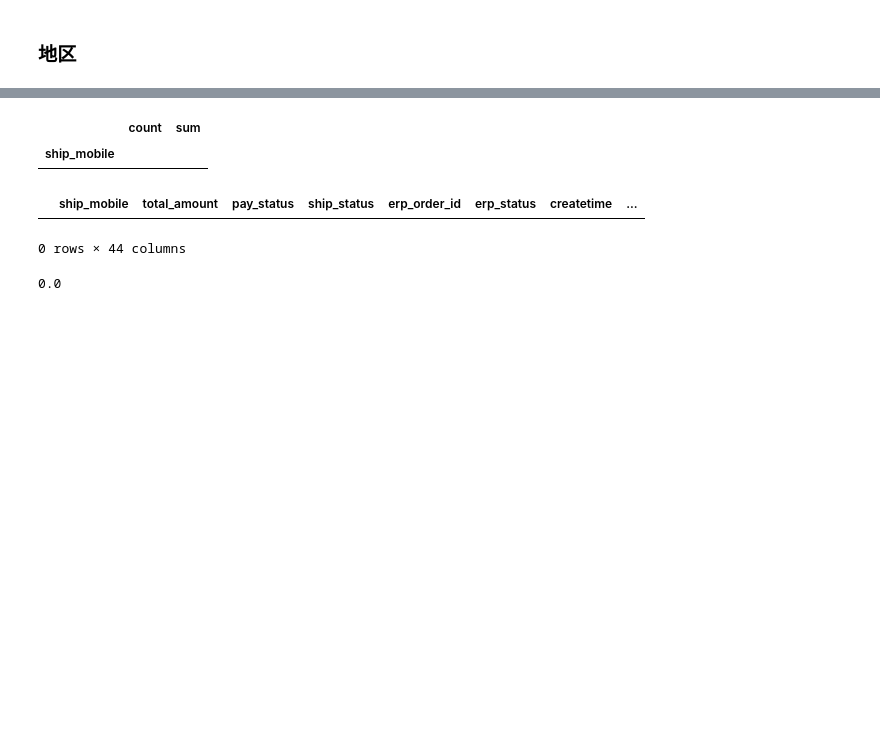
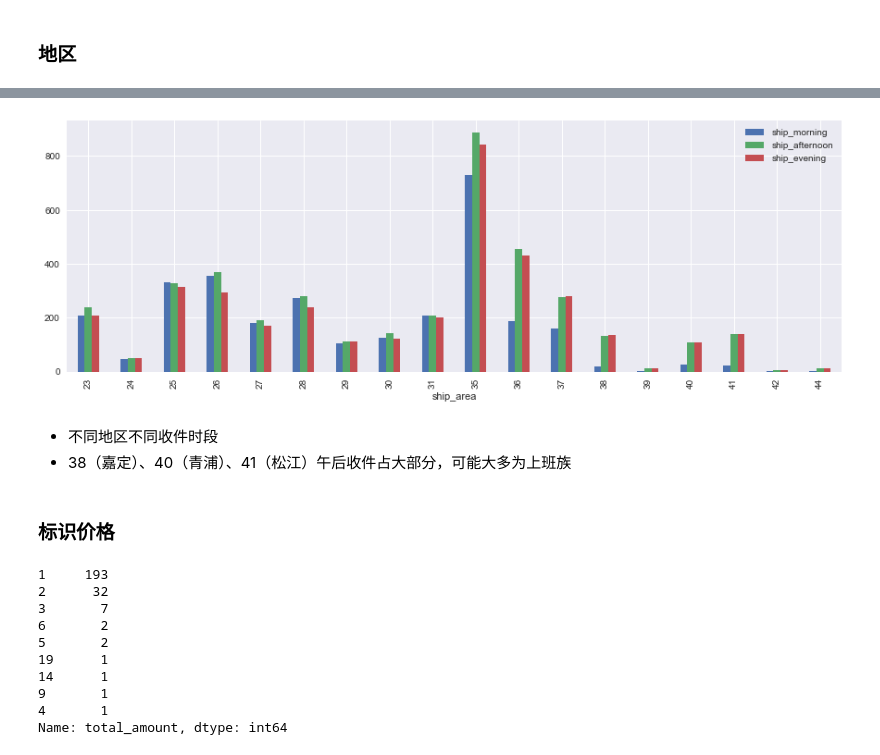
Before and after one commit to hugolu/learn-data-analysis, a Jupyter notebook: yimi/data-analysis.ipynb, the cells around one changed output, grey strips where cells are left out. Cells and saved outputs as stored; diff of their text form; code cells hidden in the pictures; blank space fills up the shorter version.

```diff
--- a/yimi/data-analysis.ipynb
+++ b/yimi/data-analysis.ipynb
@@ -414,18 +350,28 @@ df1.total_amount.hist(bins=20)
+# %%
+# 地区 vs. 时段
+df.groupby('ship_area')[['ship_morning','ship_afternoon','ship_evening']].sum().plot.bar(figsize=(15,5))
+
+plt.savefig('picture/ship_area_time.png')
+# %% [output]
+[figure, added]
+# %% [markdown]
+- 不同地区不同收件时段
+- 38（嘉定）、40（青浦）、41（松江）午后收件占大部分，可能大多为上班族
+# %% [markdown]
+### 标识价格
 # %%
-# 观察1000元以上的订单
-df2 = df[df.total_amount >= 1000]
-df2.groupby('ship_mobile')['total_amount'].agg(['count','sum'])
+# 假设送礼，不标识价格
+df2 = df[df.delivery_note_price == 'none']
+
+df2.groupby('ship_mobile')['total_amount'].count().value_counts()
 # %% [output]
-|  | count | sum |
-| ship_mobile |  |  |
+1     193
+2      32
+3       7
+6       2
+5       2
+19      1
+14      1
+9       1
+4       1
+Name: total_amount, dtype: int64
-# %%
-# 查看客户 16025631922
-mobile_16025631922 = df[df.ship_mobile == 16025631922]
-mobile_16025631922
-# %% [output]
-|  | ship_mobile | total_amount | pay_status | ship_status | erp_order_id | erp_status | createtime | ... |
-0 rows × 44 columns
-# %%
-100 * mobile_16025631922.total_amount.sum() / df.total_amount.sum()
-# %% [output]
-0.0
```
Also changed, not shown: parts of 28 cells of this notebook, 11 other files.
